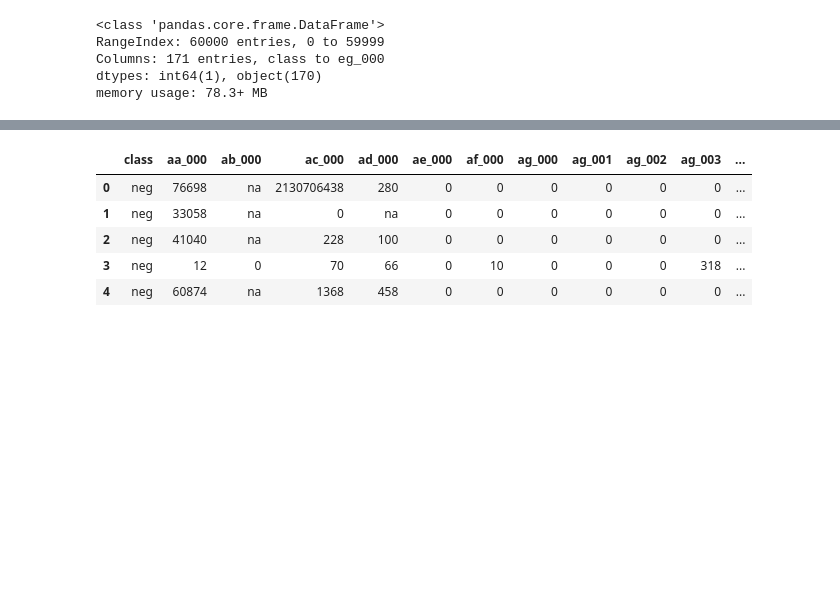
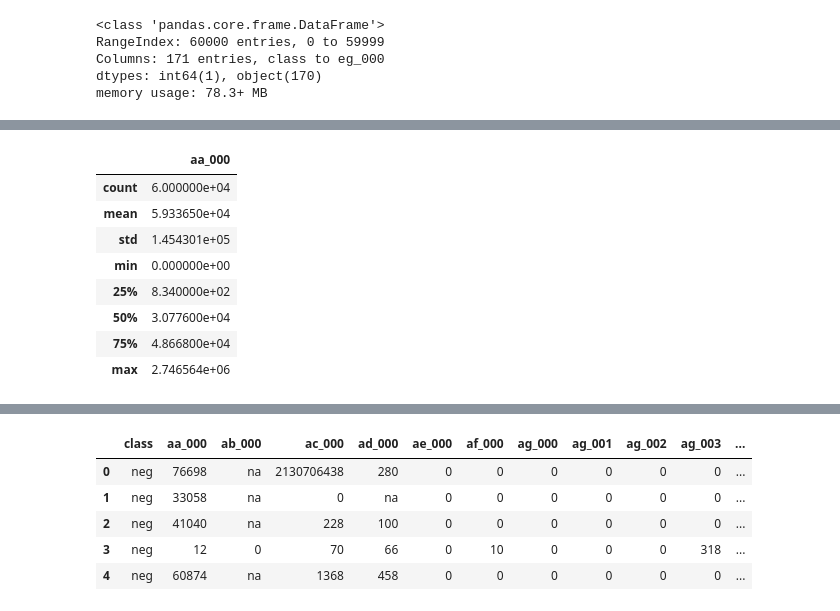
Before and after one commit to Ayomide-ola/Bussiness_Analysis, a Jupyter notebook: App_failure CA.ipynb, the cells around one changed output, grey strips where cells are left out. Saved outputs shown, nothing was run; the diff lists cells and outputs as text; code cells hidden in the pictures; blank space fills up the shorter version.

```diff
--- a/App_failure CA.ipynb
+++ b/App_failure CA.ipynb
@@ -114,0 +115,12 @@ Length: 171, dtype: object
+# %%
+air_p.describe()
+# %% [output]
+|  | aa_000 |
+| count | 6.000000e+04 |
+| mean | 5.933650e+04 |
+| std | 1.454301e+05 |
+| min | 0.000000e+00 |
+| 25% | 8.340000e+02 |
+| 50% | 3.077600e+04 |
+| 75% | 4.866800e+04 |
+| max | 2.746564e+06 |
```
Also changed, not shown: parts of 65 cells of this notebook.
